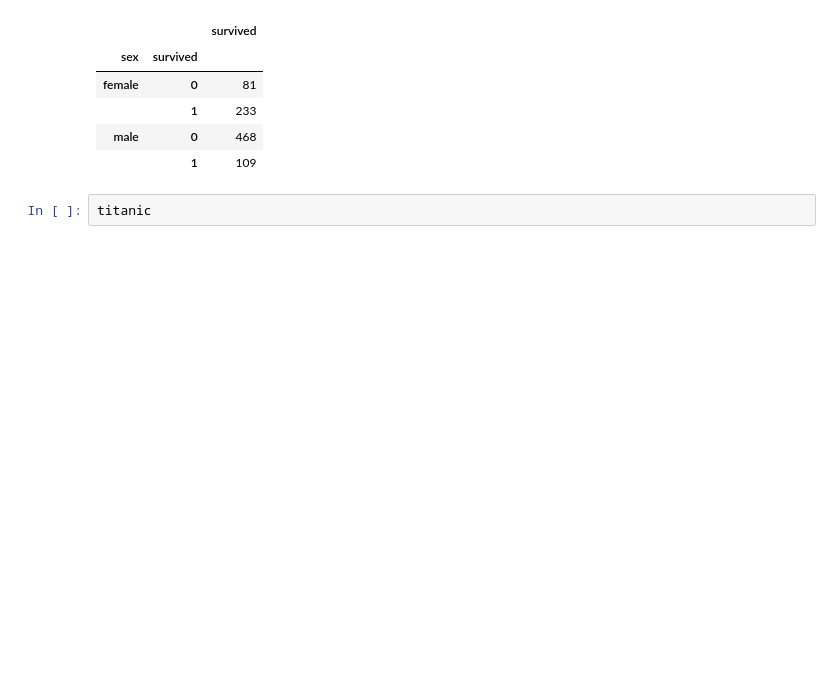
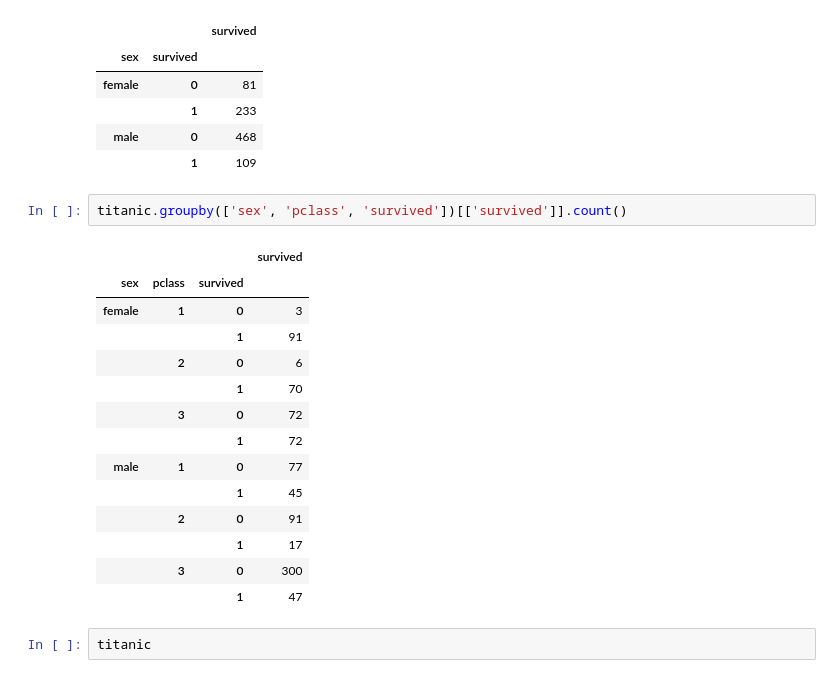
Before and after one commit to vince-gasimov/Pandas, a Jupyter notebook: 103_Groupby_&_Filter.ipynb, the cells around one changed output. Saved outputs shown, nothing was run; the diff lists cells and outputs as text; blank space fills up the shorter version.

```diff
--- a/Panda_Groupby_&_Filter.ipynb
+++ b/103_Groupby_&_Filter.ipynb
@@ -422,6 +435,23 @@ titanic.groupby(['sex', 'survived'])[['survived']].count()
 |  | 1 | 233 |
 | male | 0 | 468 |
 |  | 1 | 109 |
+# %%
+titanic.groupby(['sex', 'pclass', 'survived'])[['survived']].count()
+# %% [output]
+|  |  |  | survived |
+| sex | pclass | survived |  |
+| female | 1 | 0 | 3 |
+|  |  | 1 | 91 |
+|  | 2 | 0 | 6 |
+|  |  | 1 | 70 |
+|  | 3 | 0 | 72 |
+|  |  | 1 | 72 |
+| male | 1 | 0 | 77 |
+|  |  | 1 | 45 |
+|  | 2 | 0 | 91 |
+|  |  | 1 | 17 |
+|  | 3 | 0 | 300 |
+|  |  | 1 | 47 |
 # %%
 titanic
 # %% [output]
```
Also changed, not shown: parts of 13 cells of this notebook, 2 other files.
